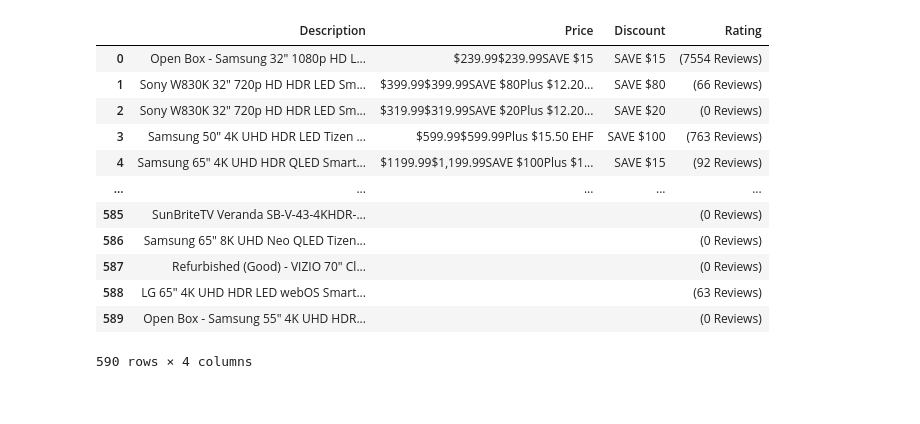
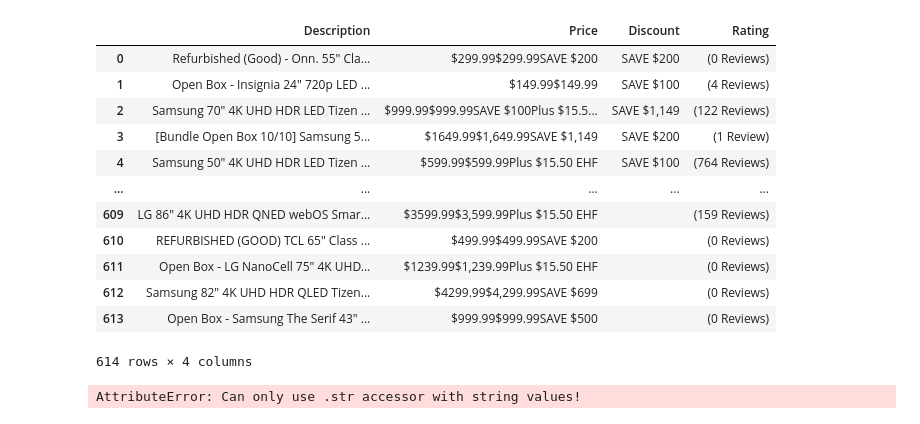
Before and after one commit to kdmorjam/best-buy-project3, a Jupyter notebook: Bestbuy_WebScrapping.ipynb, the cells around one changed output. Drawn from its saved outputs; the diff is of its cells as text; code cells hidden in the pictures.

```diff
--- a/Bestbuy_WebScrapping.ipynb
+++ b/Bestbuy_WebScrapping.ipynb
@@ -162,34 +162,54 @@ Tv_Rating
 # %%
 # Create a list of dictionaries with the extracted data
 data_list = []
 
 for i in range(len(Tv_names)):
     data_dict = {
         'Description': Tv_names[i],
-        'Price': tv_prices[i] if i < len(tv_prices) else '',
+        'Price': Tv_prices[i] if i < len(Tv_prices) else '',
         'Discount': Tv_sales_pricing[i].text.strip() if i < len(Tv_sales_pricing) else '',
         'Rating': Tv_Rating[i].text.strip() if i < len(Tv_Rating) else ''
         'Brand'
     }
     data_list.append(data_dict)
 
 # Create the DataFrame
 df = pd.DataFrame(data_list)
 df
 # %% [output]
 |  | Description | Price | Discount | Rating |
-| 0 | Open Box - Samsung 32" 1080p HD L... | $239.99$239.99SAVE $15 | SAVE $15 | (7554 Reviews) |
-| 1 | Sony W830K 32" 720p HD HDR LED Sm... | $399.99$399.99SAVE $80Plus $12.20... | SAVE $80 | (66 Reviews) |
-| 2 | Sony W830K 32" 720p HD HDR LED Sm... | $319.99$319.99SAVE $20Plus $12.20... | SAVE $20 | (0 Reviews) |
-| 3 | Samsung 50" 4K UHD HDR LED Tizen ... | $599.99$599.99Plus $15.50 EHF | SAVE $100 | (763 Reviews) |
-| 4 | Samsung 65" 4K UHD HDR QLED Smart... | $1199.99$1,199.99SAVE $100Plus $1... | SAVE $15 | (92 Reviews) |
+| 0 | Refurbished (Good) - Onn. 55" Cla... | $299.99$299.99SAVE $200 | SAVE $200 | (0 Reviews) |
+| 1 | Open Box - Insignia 24" 720p LED ... | $149.99$149.99 | SAVE $100 | (4 Reviews) |
+| 2 | Samsung 70" 4K UHD HDR LED Tizen ... | $999.99$999.99SAVE $100Plus $15.5... | SAVE $1,149 | (122 Reviews) |
+| 3 | [Bundle Open Box 10/10] Samsung 5... | $1649.99$1,649.99SAVE $1,149 | SAVE $200 | (1 Review) |
+| 4 | Samsung 50" 4K UHD HDR LED Tizen ... | $599.99$599.99Plus $15.50 EHF | SAVE $100 | (764 Reviews) |
 | ... | ... | ... | ... | ... |
-| 585 | SunBriteTV Veranda SB-V-43-4KHDR-... |  |  | (0 Reviews) |
-| 586 | Samsung 65" 8K UHD Neo QLED Tizen... |  |  | (0 Reviews) |
-| 587 | Refurbished (Good) - VIZIO 70" Cl... |  |  | (0 Reviews) |
-| 588 | LG 65" 4K UHD HDR LED webOS Smart... |  |  | (63 Reviews) |
-| 589 | Open Box - Samsung 55" 4K UHD HDR... |  |  | (0 Reviews) |
+| 609 | LG 86" 4K UHD HDR QNED webOS Smar... | $3599.99$3,599.99Plus $15.50 EHF |  | (159 Reviews) |
+| 610 | REFURBISHED (GOOD) TCL 65" Class ... | $499.99$499.99SAVE $200 |  | (0 Reviews) |
+| 611 | Open Box - LG NanoCell 75" 4K UHD... | $1239.99$1,239.99Plus $15.50 EHF |  | (0 Reviews) |
+| 612 | Samsung 82" 4K UHD HDR QLED Tizen... | $4299.99$4,299.99SAVE $699 |  | (0 Reviews) |
+| 613 | Open Box - Samsung The Serif 43" ... | $999.99$999.99SAVE $500 |  | (0 Reviews) |
-590 rows × 4 columns
+614 rows × 4 columns
 # %%
 # Write the data to a CSV
 df.to_csv("data_csv")
+# %%
+import pandas as pd
+
+# ... your code to scrape the data and create the DataFrame (df) ...
+
+# Clean the 'Price' column
+df['Price'] = df['Price'].str.replace('[^\d.]', '', regex=True)
+
+# Convert 'Price' and 'Discount' columns to numeric
+df['Price'] = pd.to_numeric(df['Price'], errors='coerce')
+df['Discount'] = pd.to_numeric(df['Discount'], errors='coerce')
+
+# Handle missing values (optional)
+df['Price'].fillna(0, inplace=True)
+df['Discount'].fillna(0, inplace=True)
+
+# Display the cleaned DataFrame
+df
+# %% [output]
+AttributeError: Can only use .str accessor with string values!
```
Also changed, not shown: parts of 6 cells of this notebook, 1 other file.
